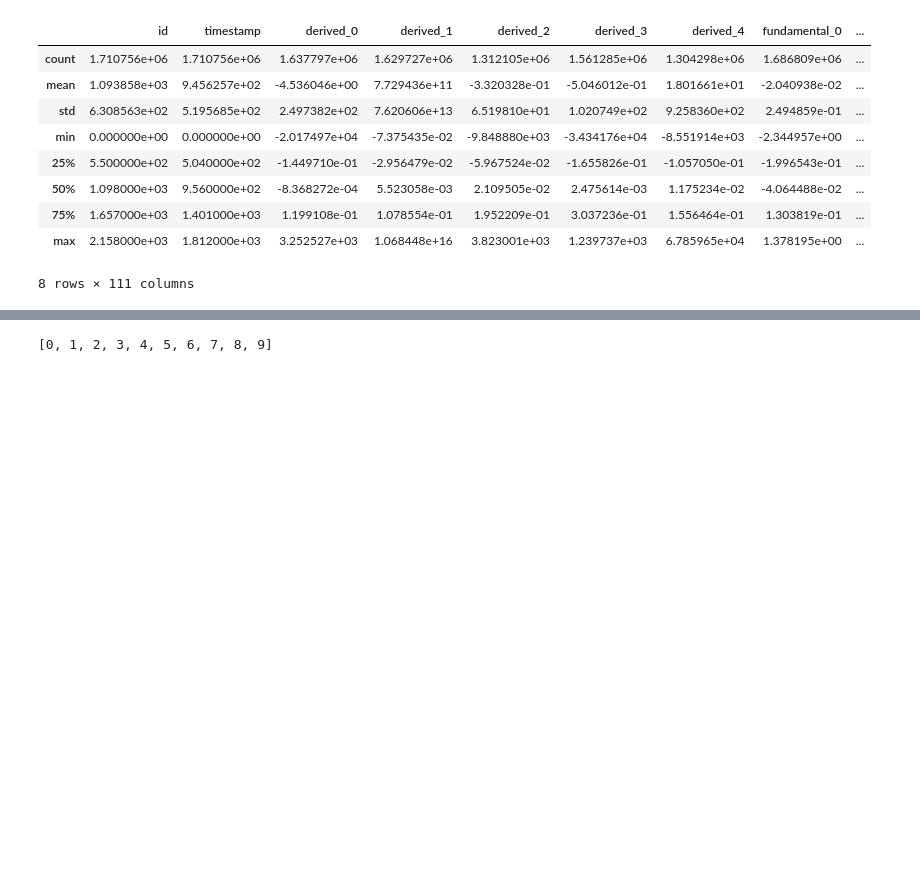
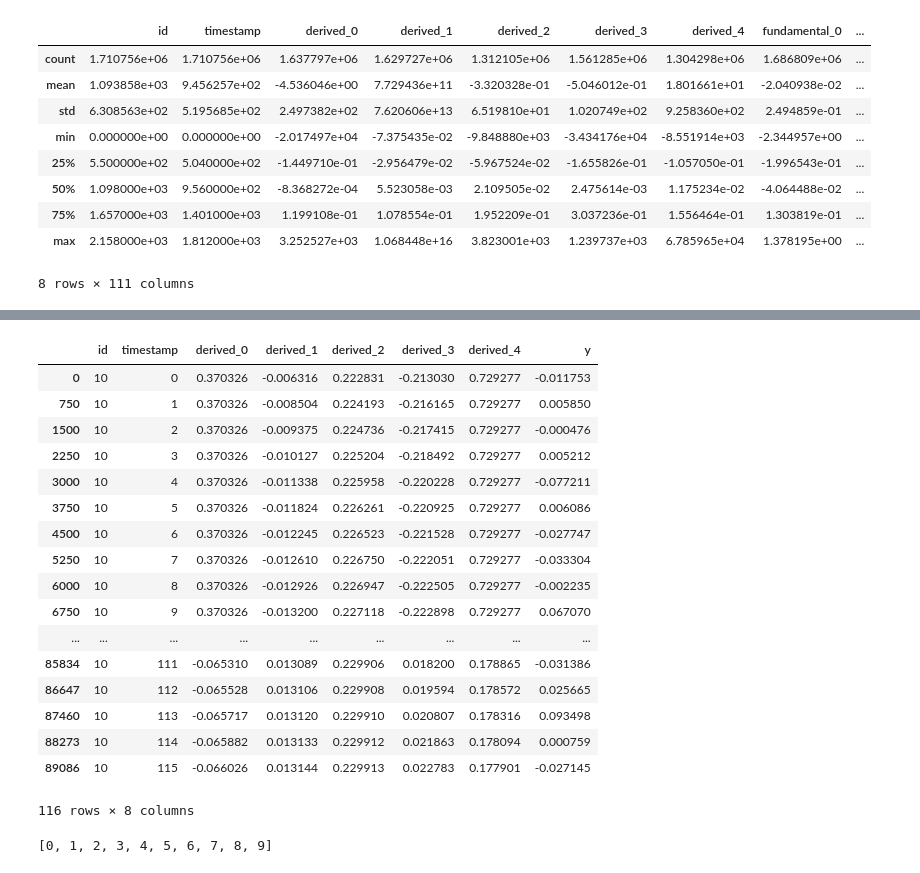
Before and after one commit to manprets/2sigma, a Jupyter notebook: 2sigma.ipynb, the cells around one changed output, grey strips where cells are left out. Saved outputs shown, nothing was run; the diff lists cells and outputs as text; code cells hidden in the pictures; blank space fills up the shorter version.

```diff
--- a/2sigma.ipynb
+++ b/2sigma.ipynb
@@ -70,3 +110,25 @@ ndf
+# %%
+#list all rows where security 10 data is available in train data
+ndf.loc[ndf.id==10]
+# %% [output]
+|  | id | timestamp | derived_0 | derived_1 | derived_2 | derived_3 | derived_4 | y |
+| 0 | 10 | 0 | 0.370326 | -0.006316 | 0.222831 | -0.213030 | 0.729277 | -0.011753 |
+| 750 | 10 | 1 | 0.370326 | -0.008504 | 0.224193 | -0.216165 | 0.729277 | 0.005850 |
+| 1500 | 10 | 2 | 0.370326 | -0.009375 | 0.224736 | -0.217415 | 0.729277 | -0.000476 |
+| 2250 | 10 | 3 | 0.370326 | -0.010127 | 0.225204 | -0.218492 | 0.729277 | 0.005212 |
+| 3000 | 10 | 4 | 0.370326 | -0.011338 | 0.225958 | -0.220228 | 0.729277 | -0.077211 |
+| 3750 | 10 | 5 | 0.370326 | -0.011824 | 0.226261 | -0.220925 | 0.729277 | 0.006086 |
+| 4500 | 10 | 6 | 0.370326 | -0.012245 | 0.226523 | -0.221528 | 0.729277 | -0.027747 |
+| 5250 | 10 | 7 | 0.370326 | -0.012610 | 0.226750 | -0.222051 | 0.729277 | -0.033304 |
+| 6000 | 10 | 8 | 0.370326 | -0.012926 | 0.226947 | -0.222505 | 0.729277 | -0.002235 |
+| 6750 | 10 | 9 | 0.370326 | -0.013200 | 0.227118 | -0.222898 | 0.729277 | 0.067070 |
+| ... | ... | ... | ... | ... | ... | ... | ... | ... |
+| 85834 | 10 | 111 | -0.065310 | 0.013089 | 0.229906 | 0.018200 | 0.178865 | -0.031386 |
+| 86647 | 10 | 112 | -0.065528 | 0.013106 | 0.229908 | 0.019594 | 0.178572 | 0.025665 |
+| 87460 | 10 | 113 | -0.065717 | 0.013120 | 0.229910 | 0.020807 | 0.178316 | 0.093498 |
+| 88273 | 10 | 114 | -0.065882 | 0.013133 | 0.229912 | 0.021863 | 0.178094 | 0.000759 |
+| 89086 | 10 | 115 | -0.066026 | 0.013144 | 0.229913 | 0.022783 | 0.177901 | -0.027145 |
+116 rows × 8 columns
 # %%
 range(10)
 # %% [output]
```
Also changed, not shown: parts of 8 cells of this notebook.
